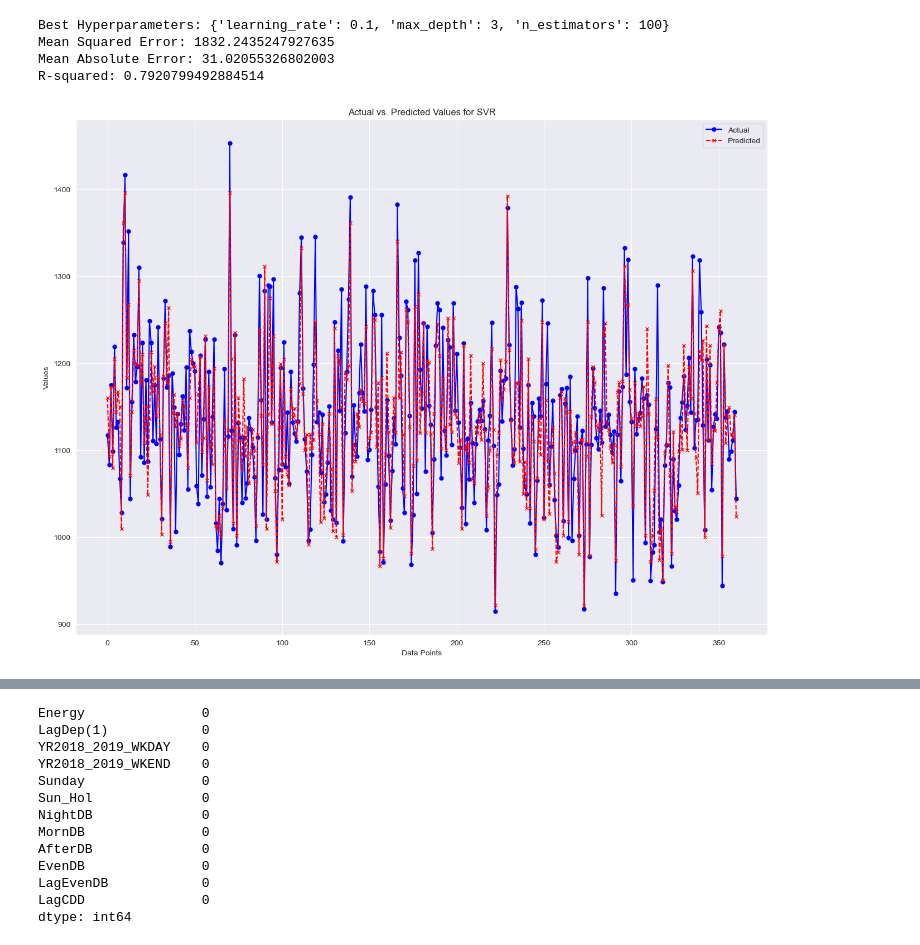
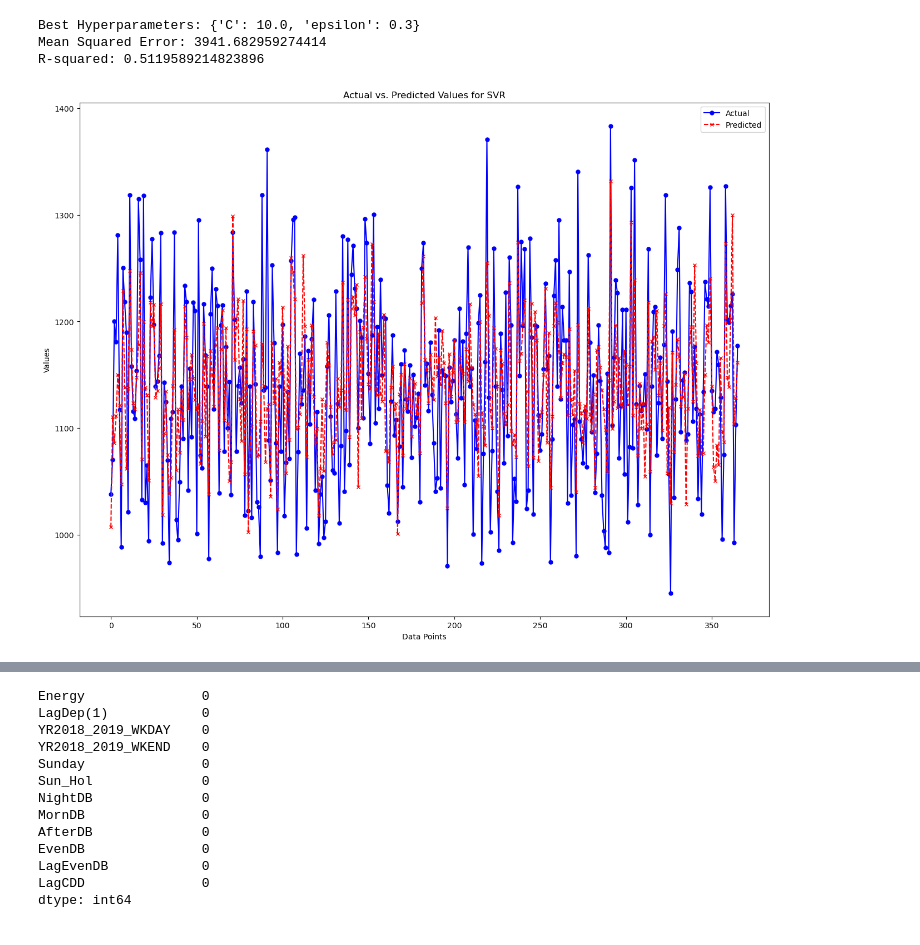
Before and after one commit to saraNgolestani/AESO, a Jupyter notebook: Demo.ipynb, the cells around one changed output, grey strips where cells are left out. Cells and saved outputs as stored; diff of their text form; code cells hidden in the pictures.

```diff
--- a/Demo.ipynb
+++ b/Demo.ipynb
@@ -82,0 +14,4 @@ in_train, in_test, out_train, out_test = train_test_split(input_arr, output_arr,
+# %%
+init_df, init_stats_df, init_corr_df = load_data(Path(data_path))
+# %%
+filtered_df = high_corr(init_df[:2434], 0.35)
@@ -83,54 +65,48 @@ in_train, in_test, out_train, out_test = train_test_split(input_arr, output_arr,
 # %%
-# Define the hyperparameters and their respective values to search
+# Define the hyperparameter grid for GridSearchCV
 param_grid = {
-    'n_estimators': [100, 200, 300],
-    'learning_rate': [0.01, 0.1, 0.5],
-    'max_depth': [3, 4, 5]
+    'C': [0.1, 1.0, 10.0],
+    'epsilon': [0.1, 0.2, 0.3],
 }
 
-# Create the Gradient Boosting Regressor model
-model = GradientBoostingRegressor(random_state=42)
+# Create the SVR model
+svr = SVR(kernel='rbf')
 
 # Create GridSearchCV with cross-validation
-grid_search = GridSearchCV(model, param_grid, cv=5, scoring='neg_mean_squared_error', n_jobs=-1)
+grid_search = GridSearchCV(svr, param_grid, cv=5, scoring='neg_mean_squared_error', n_jobs=-1)
 
 # Fit the grid search to the training data
-grid_search.fit(in_train, out_train)
+grid_search.fit(x_train, y_train)
 
 # Get the best hyperparameters
 best_params = grid_search.best_params_
 print("Best Hyperparameters:", best_params)
 
-# Get the best model
-best_model = grid_search.best_estimator_
+# Get the best SVR model
+best_svr = grid_search.best_estimator_
 
 # Make predictions with the best model
-y_pred = best_model.predict(in_test)
+y_pred = best_svr.predict(x_test)
 
 # Evaluate the best model
-mse = mean_squared_error(out_test, y_pred)
-mae = mean_absolute_error(out_test, y_pred)
-r2 = r2_score(out_test, y_pred)
+mse = mean_squared_error(y_test, y_pred)
+r2 = r2_score(y_test, y_pred)
 
 print("Mean Squared Error:", mse)
-print("Mean Absolute Error:", mae)
 print("R-squared:", r2)
+
+# Create a line plot to visualize the actual and predicted values in one dimension
+plt.figure(figsize=(16, 12))
+x = np.arange(len(y_test))  # Create an array of indices
+plt.plot(x, y_test, label='Actual', color='blue', marker='o', linestyle='-', markersize=5)
+plt.plot(x, y_pred, label='Predicted', color='red', marker='x', linestyle='--', markersize=5)
+plt.xlabel('Data Points')
+plt.ylabel('Values')
+plt.title('Actual vs. Predicted Values for SVR')
+plt.legend()
+plt.show()
 # %% [output]
-Best Hyperparameters: {'learning_rate': 0.1, 'max_depth': 3, 'n_estimators': 100}
-Mean Squared Error: 1832.2435247927635
-Mean Absolute Error: 31.02055326802003
-R-squared: 0.7920799492884514
+Best Hyperparameters: {'C': 10.0, 'epsilon': 0.3}
+Mean Squared Error: 3941.682959274414
+R-squared: 0.5119589214823896
+[figure, added]
-# %%
-# Assuming y_pred and y_test are your predicted and actual values, you can create a DataFrame for the plot.
-# Create a line plot to visualize the actual and predicted values in one dimension
-plt.figure(figsize=(16, 12))
-x = np.arange(len(out_test))  # Create an array of indices
-plt.plot(x, out_test, label='Actual', color='blue', marker='o', linestyle='-', markersize=5)
-plt.plot(x, y_pred, label='Predicted', color='red', marker='x', linestyle='--', markersize=5)
-plt.xlabel('Data Points')
-plt.ylabel('Values')
-plt.title('Actual vs. Predicted Values for SVR')
-plt.legend()
-plt.show()
-# %% [output]
-[figure, removed]
```
Also changed, not shown: parts of 54 cells of this notebook, 3 other files.
